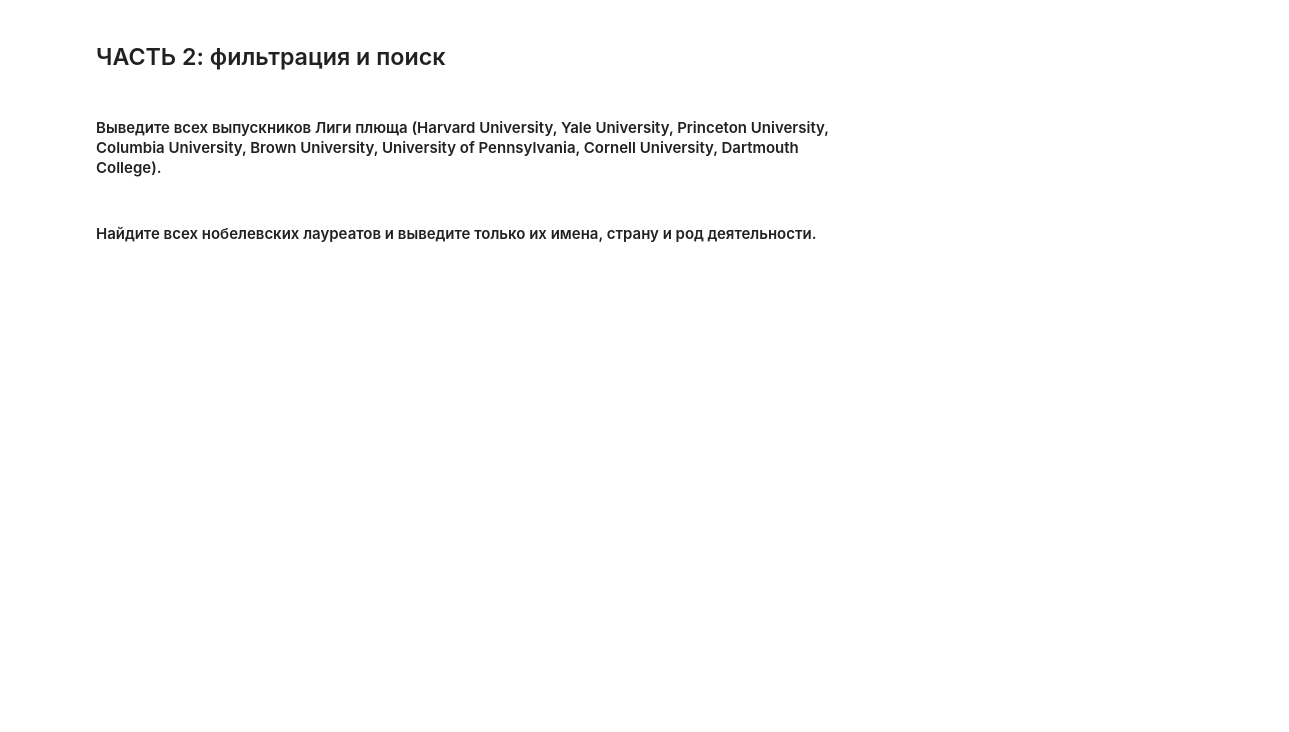
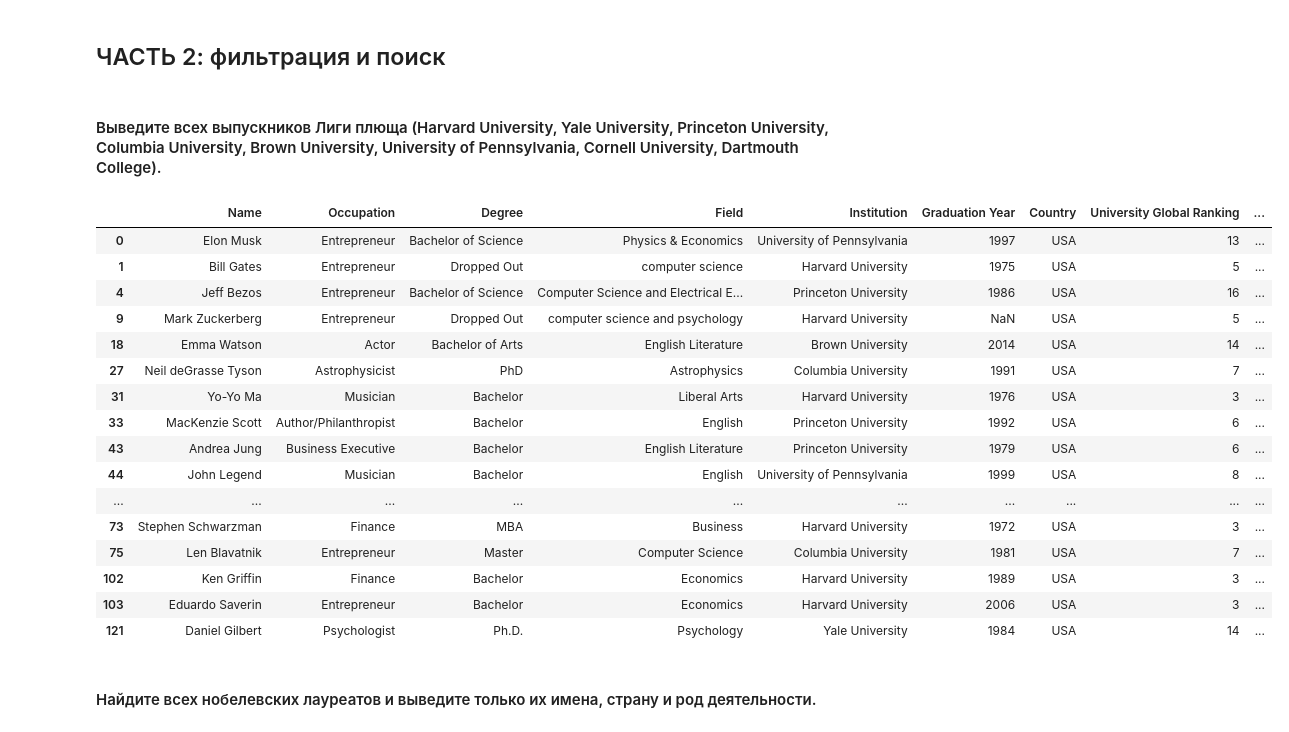
Before and after one commit to Alena-Ab/lingdata, a Jupyter notebook: homework22-23/hw1_2025.ipynb, the cells around one changed output. Saved outputs shown, nothing was run; the diff lists cells and outputs as text; code cells hidden in the pictures; blank space fills up the shorter version.

```diff
--- a/homework22-23/hw1_2025.ipynb
+++ b/homework22-23/hw1_2025.ipynb
@@ -87,5 +93,6 @@ df.loc[10:15]
 # %% [markdown]
 #### Удалите колонку Scholarship/Award.
 # %%
-df = df.drop(columns=['Scholarship/Award'])
+df_new = df.drop(columns=['Scholarship/Award'])
+df_new.head(2) #проверка
 # %% [output]
@@ -93,2 +102,5 @@ KeyError: "['Scholarship/Award'] not found in axis"
 # %% [markdown]
 #### Переименуйте колонку "Profession", заменив на "Occupation".
+# %%
+df = df.rename(columns={'Profession': 'Occupation'})
+df.head(2) #проверка
@@ -96,0 +118,10 @@ KeyError: "['Scholarship/Award'] not found in axis"
+# %%
+def gpa_to_num(gpa):
+    if ':' in str(gpa):
+        return None
+    else:
+        return float(gpa) #убираем лишнее и переводим строки в float
+
+
+df['GPA (or Equivalent)'] = df['GPA (or Equivalent)'].apply(gpa_to_num)
+df['GPA (or Equivalent)'].unique()
@@ -97,2 +143,4 @@ KeyError: "['Scholarship/Award'] not found in axis"
 # %% [markdown]
 #### Заполните пропуски в столбце GPA средним значением.
+# %%
+df['GPA (or Equivalent)'] = df['GPA (or Equivalent)'].fillna(df['GPA (or Equivalent)'].mean())
@@ -100,5 +153,25 @@ KeyError: "['Scholarship/Award'] not found in axis"
 ## ЧАСТЬ 2: фильтрация и поиск
 # %% [markdown]
 #### Выведите всех выпускников Лиги плюща (Harvard University, Yale University, Princeton University, Columbia University, Brown University, University of Pennsylvania, Cornell University, Dartmouth College).
+# %%
+df.loc[df.Institution.isin(['Harvard University',"Yale University","Princeton University","Columbia University","Brown University","University of Pennsylvania","Cornell University","Dartmouth College"])]
+# %% [output]
+|  | Name | Occupation | Degree | Field | Institution | Graduation Year | Country | University Global Ranking | ... |
+| 0 | Elon Musk | Entrepreneur | Bachelor of Science | Physics & Economics | University of Pennsylvania | 1997 | USA | 13 | ... |
+| 1 | Bill Gates | Entrepreneur | Dropped Out | computer science | Harvard University | 1975 | USA | 5 | ... |
+| 4 | Jeff Bezos | Entrepreneur | Bachelor of Science | Computer Science and Electrical E... | Princeton University | 1986 | USA | 16 | ... |
+| 9 | Mark Zuckerberg | Entrepreneur | Dropped Out | computer science and psychology | Harvard University | NaN | USA | 5 | ... |
+| 18 | Emma Watson | Actor | Bachelor of Arts | English Literature | Brown University | 2014 | USA | 14 | ... |
+| 27 | Neil deGrasse Tyson | Astrophysicist | PhD | Astrophysics | Columbia University | 1991 | USA | 7 | ... |
+| 31 | Yo-Yo Ma | Musician | Bachelor | Liberal Arts | Harvard University | 1976 | USA | 3 | ... |
+| 33 | MacKenzie Scott | Author/Philanthropist | Bachelor | English | Princeton University | 1992 | USA | 6 | ... |
+| 43 | Andrea Jung | Business Executive | Bachelor | English Literature | Princeton University | 1979 | USA | 6 | ... |
+| 44 | John Legend | Musician | Bachelor | English | University of Pennsylvania | 1999 | USA | 8 | ... |
+| ... | ... | ... | ... | ... | ... | ... | ... | ... | ... |
+| 73 | Stephen Schwarzman | Finance | MBA | Business | Harvard University | 1972 | USA | 3 | ... |
+| 75 | Len Blavatnik | Entrepreneur | Master | Computer Science | Columbia University | 1981 | USA | 7 | ... |
+| 102 | Ken Griffin | Finance | Bachelor | Economics | Harvard University | 1989 | USA | 3 | ... |
+| 103 | Eduardo Saverin | Entrepreneur | Bachelor | Economics | Harvard University | 2006 | USA | 3 | ... |
+| 121 | Daniel Gilbert | Psychologist | Ph.D. | Psychology | Yale University | 1984 | USA | 14 | ... |
 # %% [markdown]
 #### Найдите всех нобелевских лауреатов и выведите только их имена, страну и род деятельности.
```
Also changed, not shown: parts of 21 cells of this notebook.
